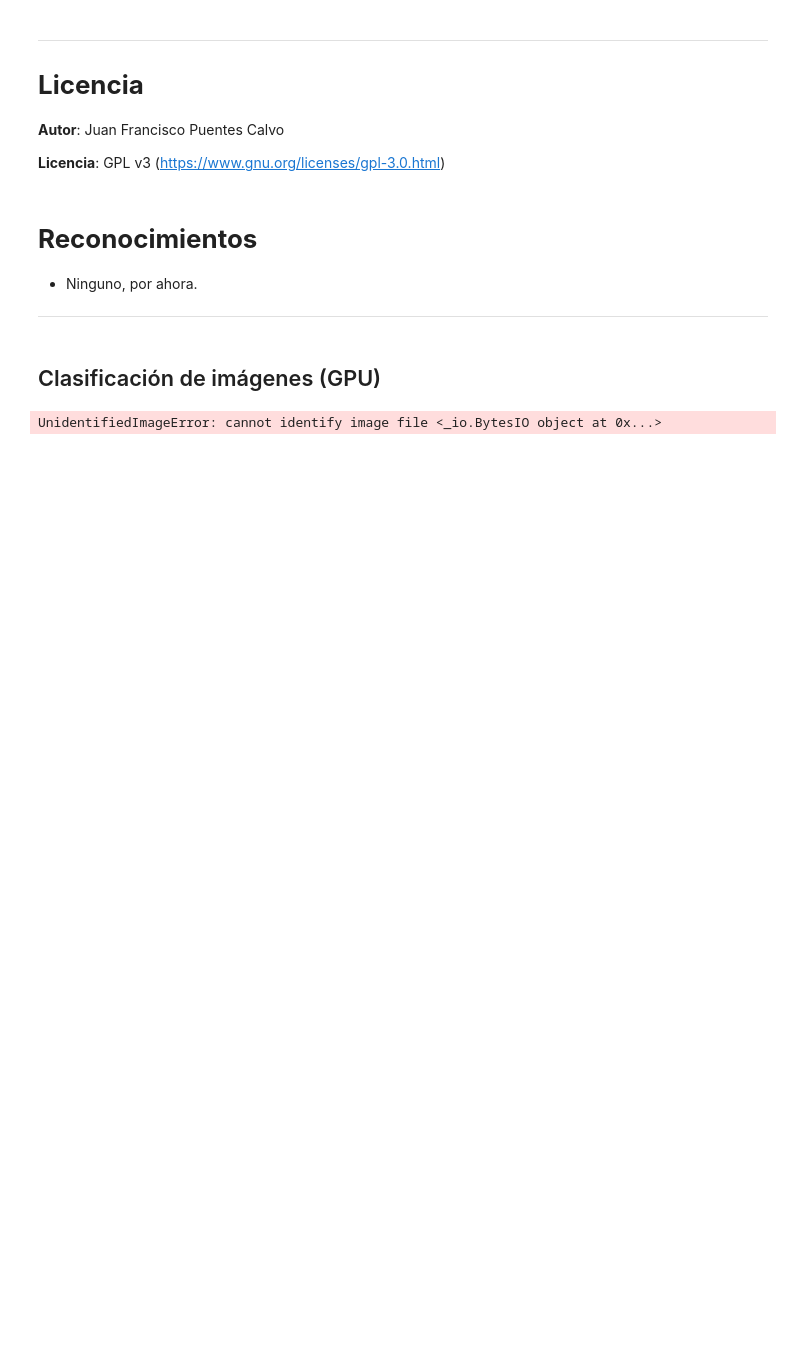
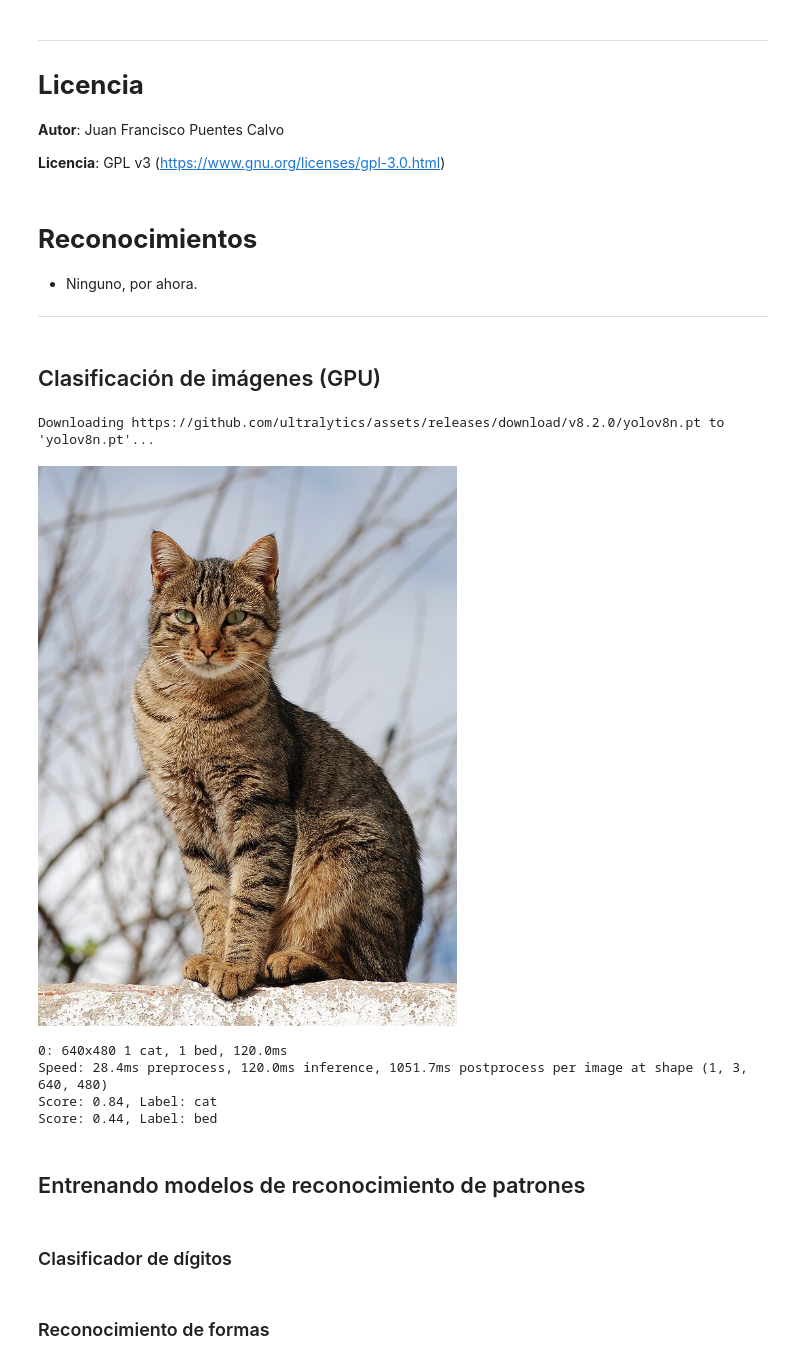
Before and after one commit to FranPuentes/iTI2025, a Jupyter notebook: 05 clasificación de imágenes.ipynb, the cells around one changed output. Saved outputs shown, nothing was run; the diff lists cells and outputs as text; code cells hidden in the pictures; blank space fills up the shorter version.

```diff
--- a/05 clasificación de imágenes.ipynb
+++ b/05 clasificación de imágenes.ipynb
@@ -26,32 +26,43 @@
 !pip -q install ultralytics
 
 from IPython.display import display
 from ultralytics import YOLO
 import numpy as np
 import requests
 from io import BytesIO
 from PIL import Image  # Import Image from PIL
 
 # Load a model
 model = YOLO('yolov8n.pt')
 
 # Load an image from URL
-url = 'https://upload.wikimedia.org/wikipedia/commons/thumb/7/79/Students_racing_on_a_hot_day_in_dare_salaam_tanzania.jpg/640px-Students_racing_on_a_hot_day_in_dare_salaam_tanzania.jpg'
+url = 'https://raw.githubusercontent.com/FranPuentes/iTI2025/main/data/gato.jpg'
 response = requests.get(url)
 image = Image.open(BytesIO(response.content))
 
 # Display the image
 display(image)
 
 # Perform prediction
 results = model(image)
 
 # Show scores and labels
 for result in results:
   for r in result.boxes.data:
     score = r[4]
     class_id = int(r[5])
     label = model.names[class_id]
     print(f"Score: {score:.2f}, Label: {label}")
 # %% [output]
-UnidentifiedImageError: cannot identify image file <_io.BytesIO object at 0x...>
+Downloading https://github.com/ultralytics/assets/releases/download/v8.2.0/yolov8n.pt to 'yolov8n.pt'...
+[figure, added]
+0: 640x480 1 cat, 1 bed, 120.0ms
+Speed: 28.4ms preprocess, 120.0ms inference, 1051.7ms postprocess per image at shape (1, 3, 640, 480)
+Score: 0.84, Label: cat
+Score: 0.44, Label: bed
+# %% [markdown]
+## Entrenando modelos de reconocimiento de patrones
+# %% [markdown]
+### Clasificador de dígitos
+# %% [markdown]
+### Reconocimiento de formas
```
Also changed, not shown: 2 other files.
